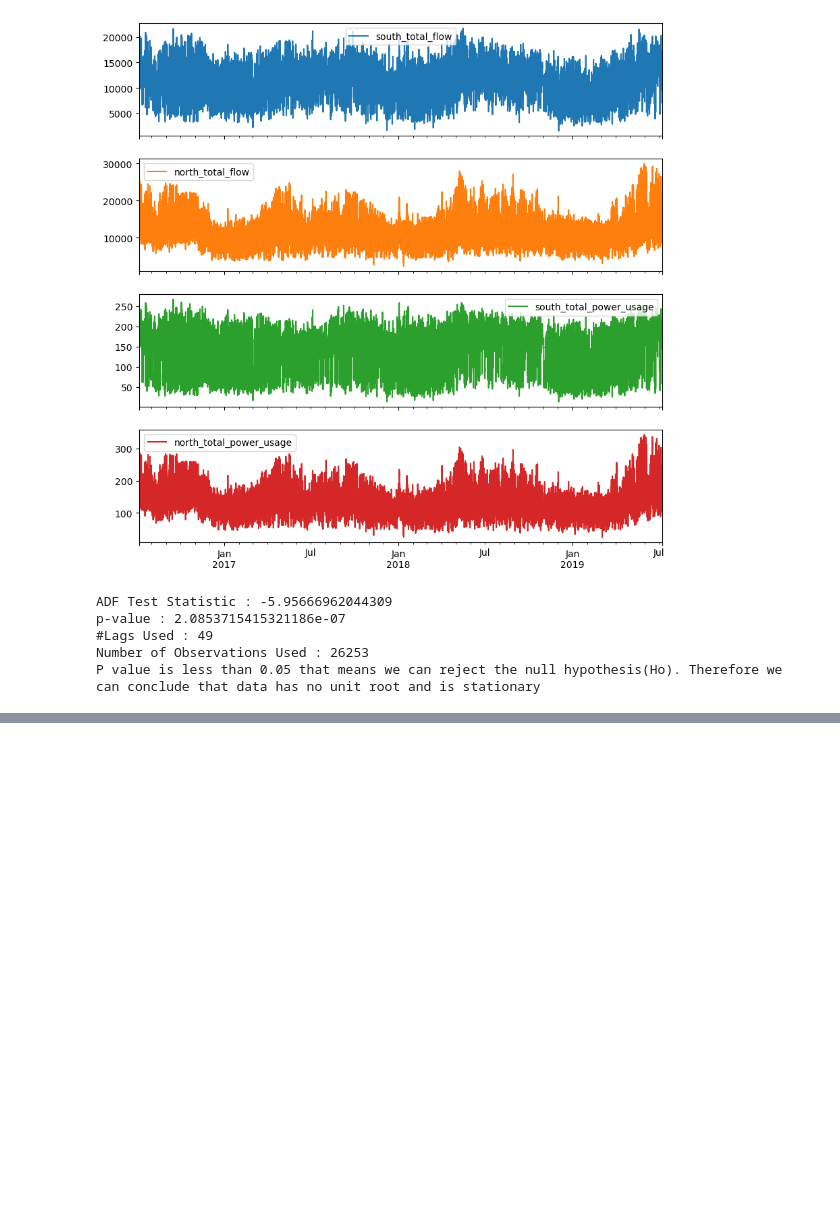
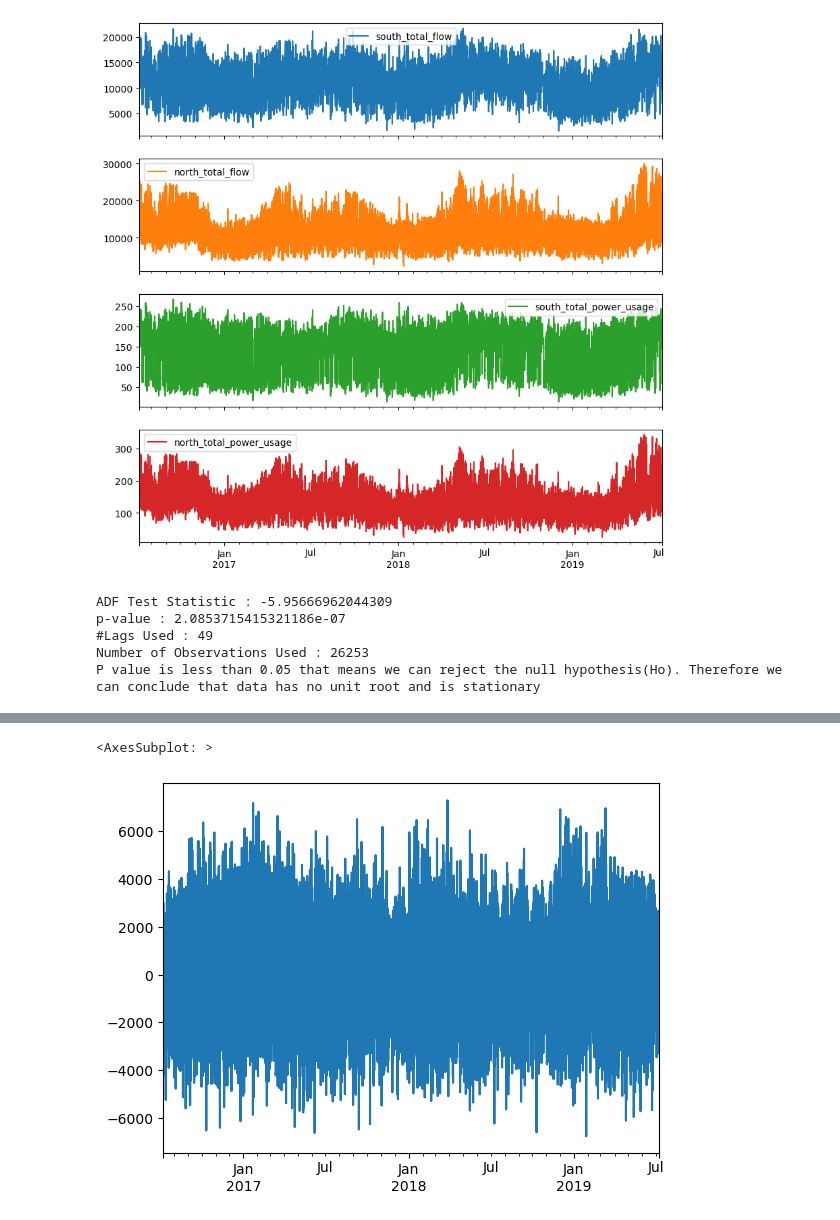
Before and after one commit to JacksonCorley/water_well_pump_optimization, a Jupyter notebook: demand.ipynb, the cells around one changed output, grey strips where cells are left out. Drawn from its saved outputs; the diff is of its cells as text; code cells hidden in the pictures; blank space fills up the shorter version.

```diff
--- a/demand.ipynb
+++ b/demand.ipynb
@@ -120,0 +103,5 @@ north.seasonal.iloc[:336,:]['seasonal_168'].plot()
+# %%
+south.resid.plot()
+# %% [output]
+<AxesSubplot: >
+[figure, added]
```
Also changed, not shown: parts of 26 cells of this notebook.
